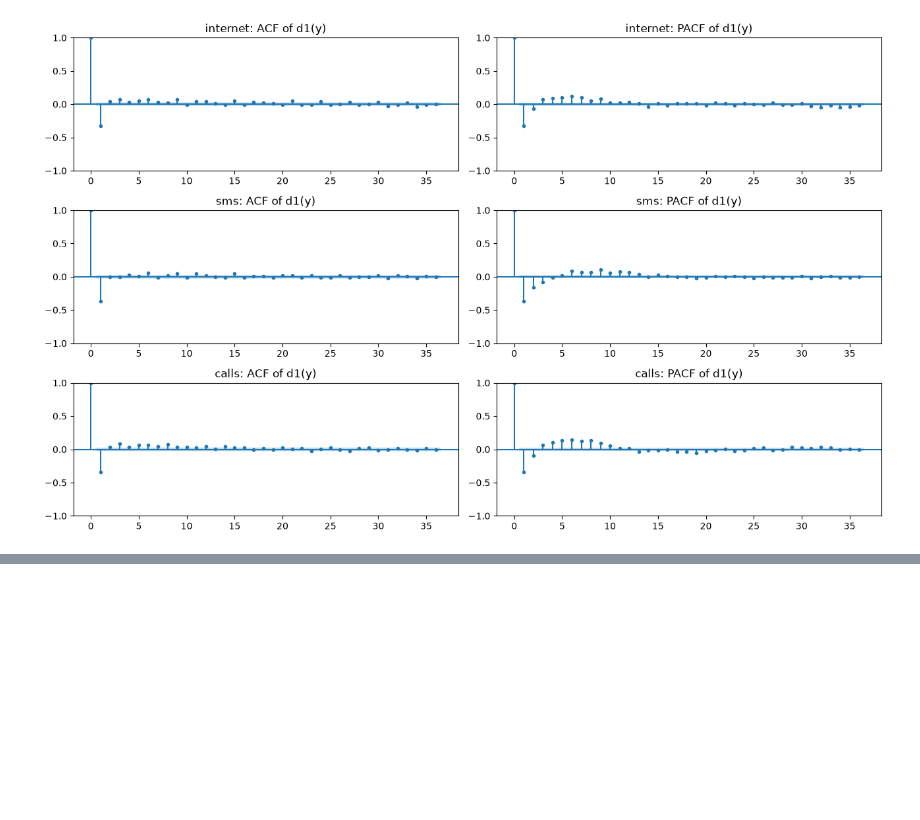
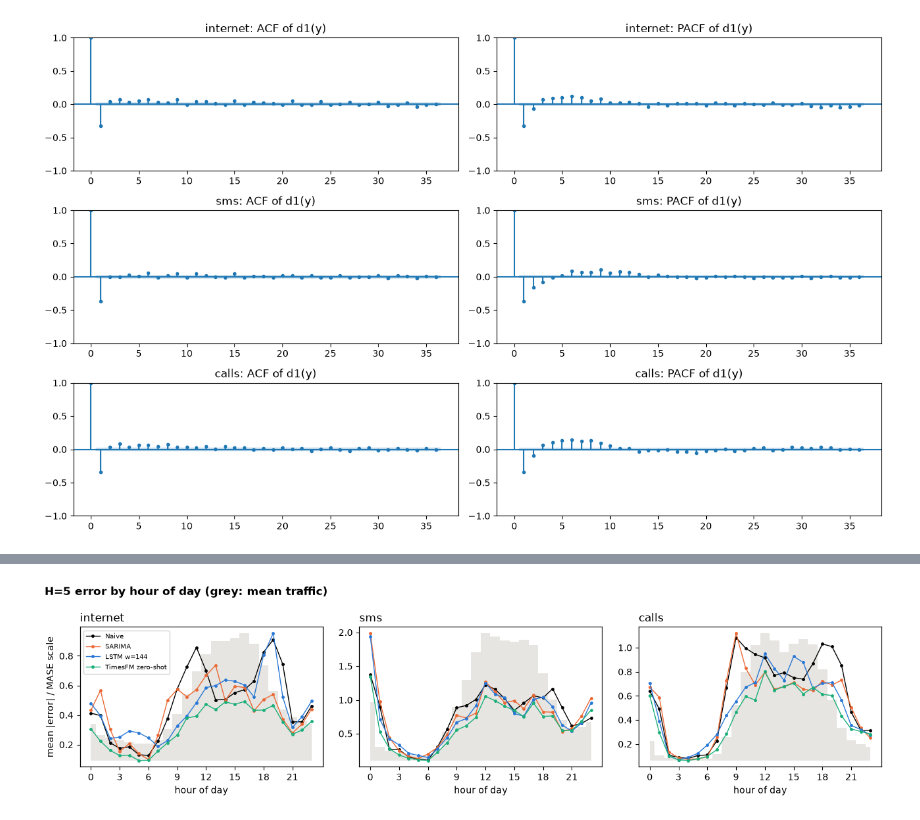
Before and after one commit to VasilisMylonas/5g-project, a Jupyter notebook: notebook.ipynb, the cells around one changed output, grey strips where cells are left out. Saved outputs shown, nothing was run; the diff lists cells and outputs as text; code cells hidden in the pictures; blank space fills up the shorter version.

```diff
--- a/notebook.ipynb
+++ b/notebook.ipynb
@@ -2944,0 +1877,20 @@ TIMING.style.format({"parameters": "{:,.0f}", "training (s)": "{:.2f}", "single
+# %%
+# Where in the day do the errors happen? Mean |error| per hour of day (H=5), in MASE units
+hour = df.index[idx5].hour
+fig, axes = plt.subplots(1, 3, figsize=(13, 3.4))
+for ax, s in zip(axes, SERIES):
+    ax2 = ax.twinx()
+    prof = pd.Series(Y[s][idx5]).groupby(hour).mean()
+    ax2.fill_between(prof.index, prof.values, color="#e6e5e1", step="mid", lw=0)
+    ax2.set_yticks([]); ax.set_zorder(ax2.get_zorder() + 1); ax.patch.set_visible(False)
+    for ok, c in [(lambda m: m == "Naive", "k")] + [(ok, GROUP_COLOR[f]) for f, ok in FAMILY.items()]:
+        m = best_model(s, 5, ok)
+        idx, yhat = PRED[(s, 5)][m]
+        err = pd.Series(np.abs(Y[s][idx] - yhat) / MASE_SCALE[s]).groupby(hour).mean()
+        ax.plot(err.index, err.values, color=c, marker="o", ms=2.5, lw=1, label=m)
+    ax.set_title(s, loc="left"); ax.set_xlabel("hour of day"); ax.set_xticks(range(0, 24, 3))
+axes[0].set_ylabel("mean |error| / MASE scale"); axes[0].legend(fontsize=7.5)
+fig.suptitle("H=5 error by hour of day (grey: mean traffic)", x=0.01, ha="left", fontweight="bold")
+fig.tight_layout(); plt.show()
+# %% [output]
+[figure, added]
```
Also changed, not shown: parts of 141 cells of this notebook, 3 other files.
